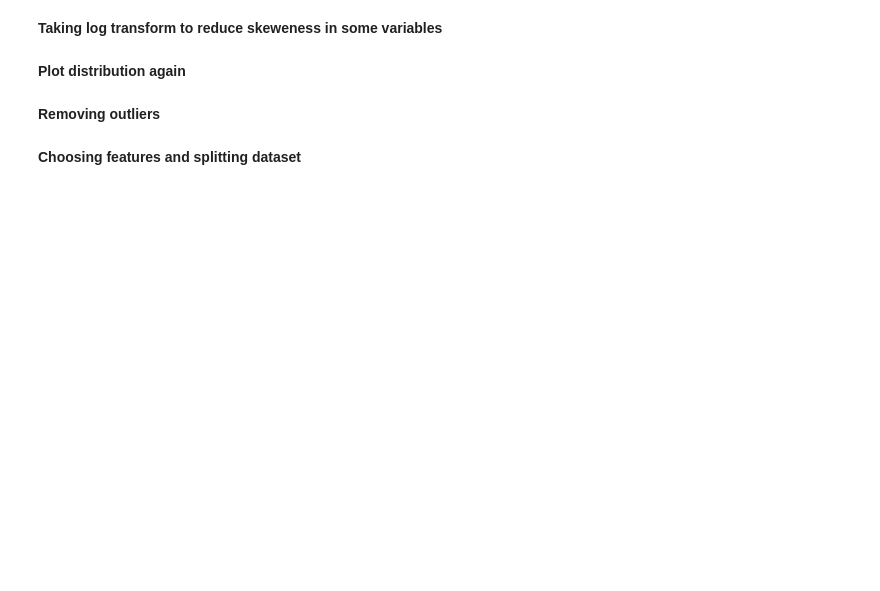
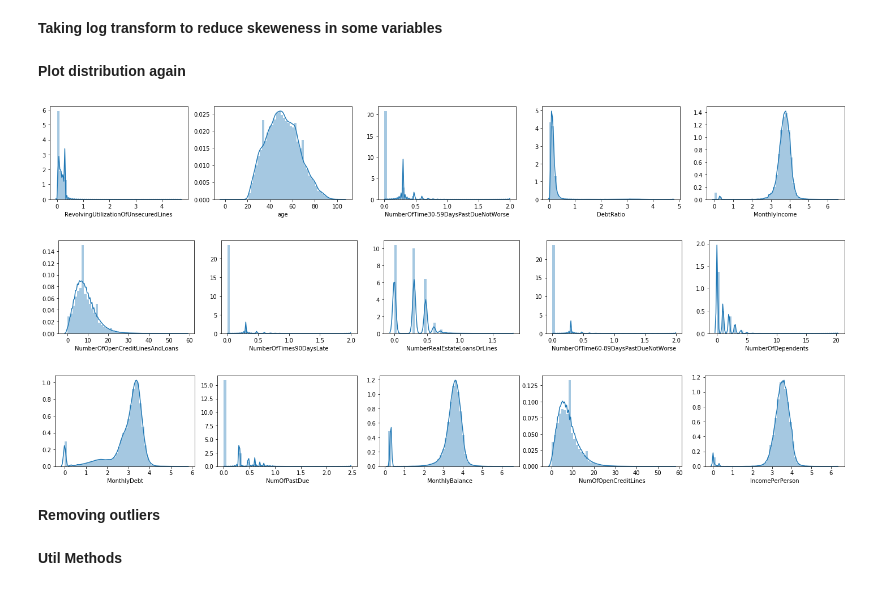
Before and after one commit to Vignesh-Nswamy/Data-Science, a Jupyter notebook: Project 3/classification_main.ipynb, the cells around one changed output. Drawn from its saved outputs; the diff is of its cells as text; code cells hidden in the pictures; blank space fills up the shorter version.

```diff
--- a/Project 3/classification_main.ipynb
+++ b/Project 3/classification_main.ipynb
@@ -61,9 +107,16 @@ for column in ['RevolvingUtilizationOfUnsecuredLines', 'NumberOfTime30-59DaysPas
 # %%
 # Uncomment below lines if needed
 
-# for each in train_frame.columns[1:]:
-#     sns.distplot(train_frame[each])
-#     plt.show()
+columns = train_frame.columns[1:]
+for cols in numpy.split(columns, 3):
+    fig, axes = plt.subplots(1, len(cols), figsize = (20, 3))
+    for each in range(len(cols)):
+        sns.distplot(train_frame[cols[each]], ax=axes[each])
+    plt.tight_layout()
+# %% [output]
+[figure, added]
+[figure, added]
+[figure, added]
 # %% [markdown]
 **Removing outliers**
 # %%
@@ -73,3 +125,3 @@ train_frame = train_frame[train_frame['age'] !=101]
-# %% [markdown]
-**Choosing features and splitting dataset**
+# %% [markdown]
+**Util Methods**
 # %%
```
Also changed, not shown: parts of 38 cells of this notebook.
